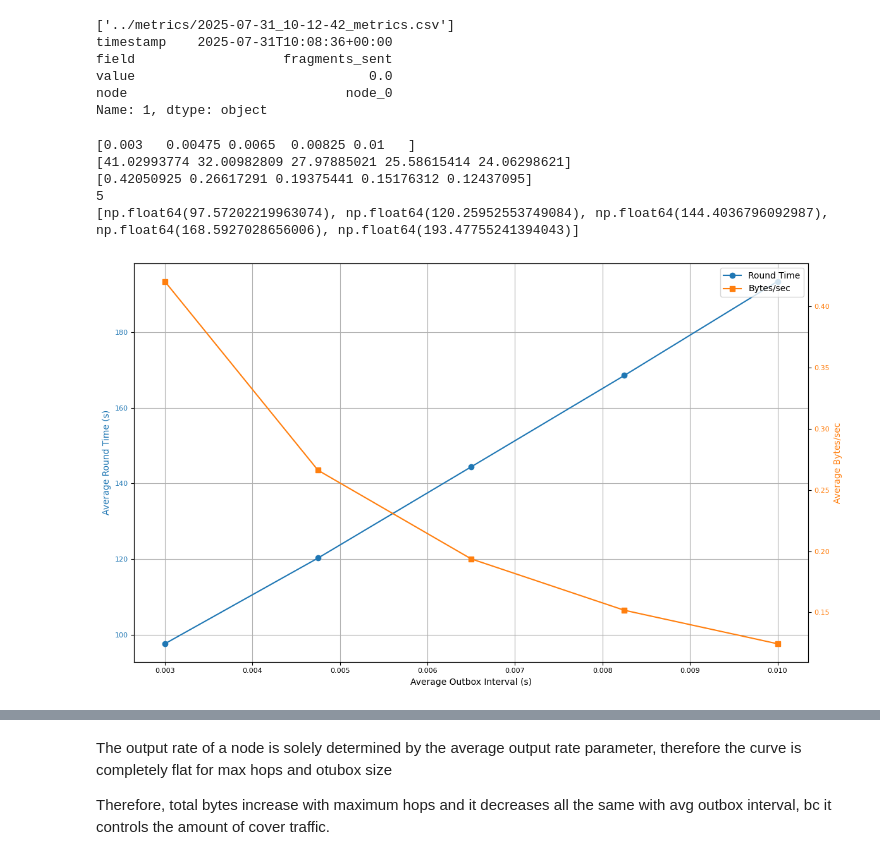
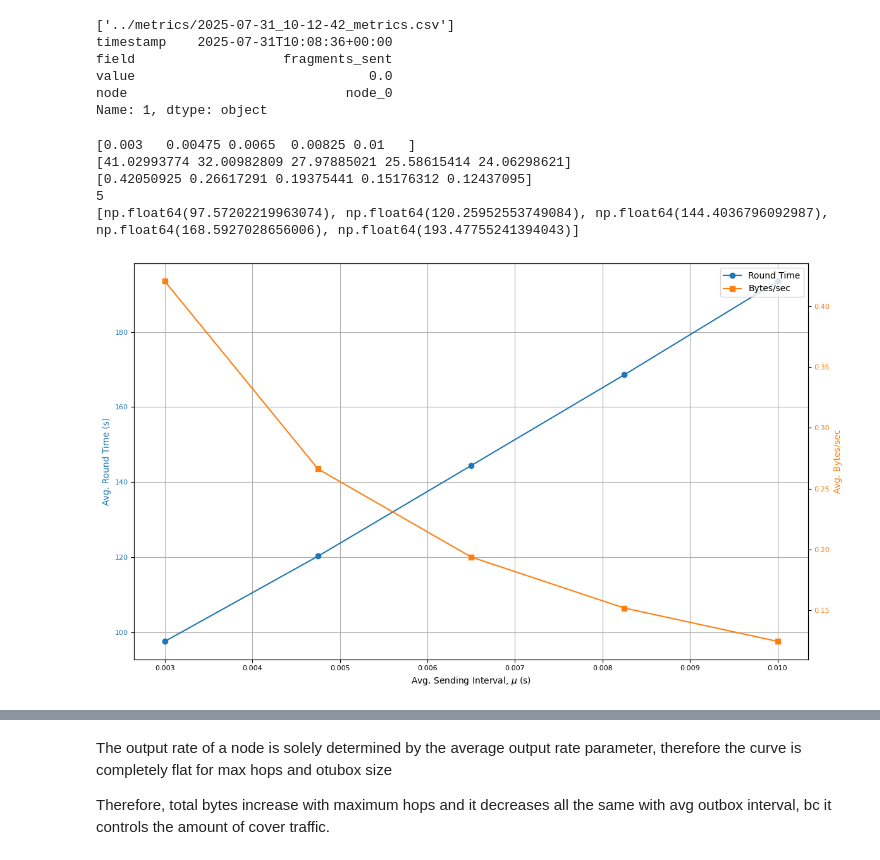
Before and after one commit to Altishofer/DFL_PeerBasedMixing, a Jupyter notebook: experiments/evaluation-plots.ipynb, the cells around one changed output, grey strips where cells are left out. Cells and saved outputs as stored; diff of their text form; code cells hidden in the pictures.

```diff
--- a/experiments/evaluation-plots.ipynb
+++ b/experiments/evaluation-plots.ipynb
@@ -87,37 +87,37 @@ print(rt_list)
 
 fig, ax1 = plt.subplots(figsize=FIGURE_SIZE)
 
 # First y-axis: Scenario time
 ax1.plot(mus[:len(rt_list)], rt_list, marker='o', color='tab:blue', label='Round Time')
-ax1.set_xlabel('Average Outbox Interval (s)')
-ax1.set_ylabel('Average Round Time (s)', color='tab:blue')
+ax1.set_xlabel('Avg. Sending Interval, $\\mu$ (s)')
+ax1.set_ylabel('Avg. Round Time (s)', color='tab:blue')
 ax1.tick_params(axis='y', labelcolor='tab:blue')
 
 # Second y-axis: Bytes per second
 ax2 = ax1.twinx()
 ax2.plot(mus[:len(bytes_s)], bytes_s, marker='s', color='tab:orange', label='Bytes/sec')
-ax2.set_ylabel('Average Bytes/sec', color='tab:orange')
+ax2.set_ylabel('Avg. Bytes/sec', color='tab:orange')
 ax2.tick_params(axis='y', labelcolor='tab:orange')
 
 # Add grid only on primary axis
 ax1.grid(True)
 fig.tight_layout()
 
 # Optional: Add a combined legend
 lines1, labels1 = ax1.get_legend_handles_labels()
 lines2, labels2 = ax2.get_legend_handles_labels()
 ax1.legend(lines1 + lines2, labels1 + labels2, loc='upper right')
 
 # Save and show
 plt.savefig(join(figure_path, "time-and-bytes-per-scenario.png"))
 plt.show()
 # %% [output]
 [0.003   0.00475 0.0065  0.00825 0.01   ]
 [41.02993774 32.00982809 27.97885021 25.58615414 24.06298621]
 [0.42050925 0.26617291 0.19375441 0.15176312 0.12437095]
 5
 [np.float64(97.57202219963074), np.float64(120.25952553749084), np.float64(144.4036796092987), np.float64(168.5927028656006), np.float64(193.47755241394043)]
-[figure, old version]
+[figure, new version]
 # %%
 # CPU utilization per state (training, waiting, aggregating, broadcasting)
 # y: Total CPU time per stage
```
Also changed, not shown: parts of 7 cells of this notebook.
